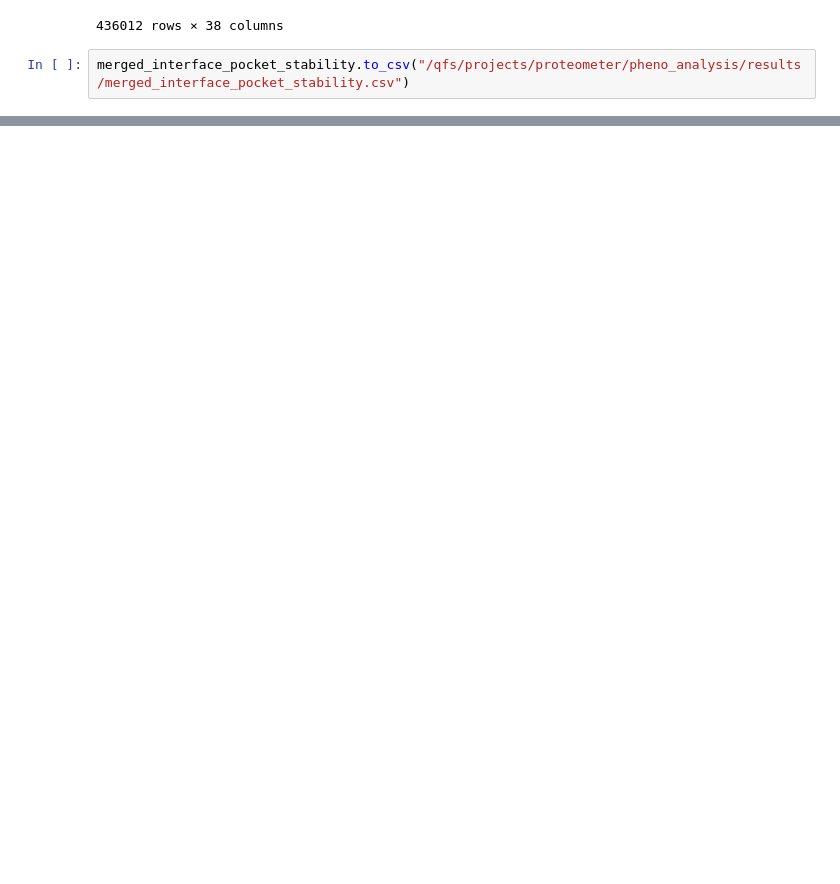
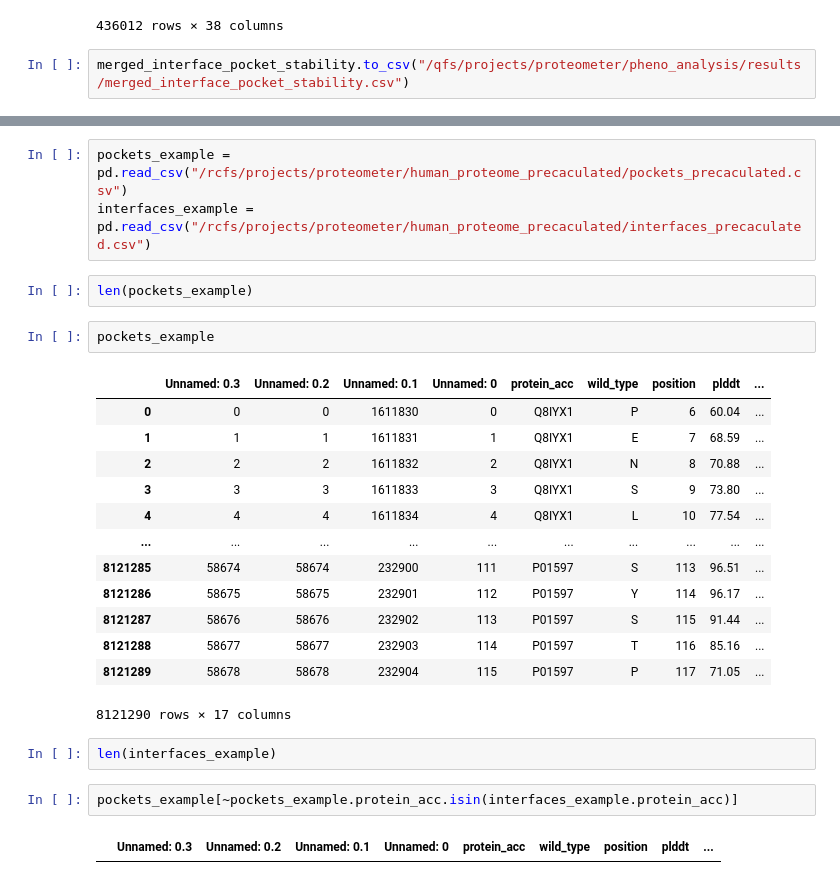
Before and after one commit to PhenoMeters/pheno_analysis, a Jupyter notebook: merge_results.ipynb, the cells around one changed output, grey strips where cells are left out. Saved outputs shown, nothing was run; the diff lists cells and outputs as text; blank space fills up the shorter version.

```diff
--- a/merge_results.ipynb
+++ b/merge_results.ipynb
@@ -197,0 +393,27 @@ merged_interface_pocket_stability.to_csv("/qfs/projects/proteometer/pheno_analys
+# %%
+pockets_example = pd.read_csv("/rcfs/projects/proteometer/human_proteome_precaculated/pockets_precaculated.csv")
+interfaces_example = pd.read_csv("/rcfs/projects/proteometer/human_proteome_precaculated/interfaces_precaculated.csv")
+# %%
+len(pockets_example)
+# %%
+pockets_example
+# %% [output]
+|  | Unnamed: 0.3 | Unnamed: 0.2 | Unnamed: 0.1 | Unnamed: 0 | protein_acc | wild_type | position | plddt | ... |
+| 0 | 0 | 0 | 1611830 | 0 | Q8IYX1 | P | 6 | 60.04 | ... |
+| 1 | 1 | 1 | 1611831 | 1 | Q8IYX1 | E | 7 | 68.59 | ... |
+| 2 | 2 | 2 | 1611832 | 2 | Q8IYX1 | N | 8 | 70.88 | ... |
+| 3 | 3 | 3 | 1611833 | 3 | Q8IYX1 | S | 9 | 73.80 | ... |
+| 4 | 4 | 4 | 1611834 | 4 | Q8IYX1 | L | 10 | 77.54 | ... |
+| ... | ... | ... | ... | ... | ... | ... | ... | ... | ... |
+| 8121285 | 58674 | 58674 | 232900 | 111 | P01597 | S | 113 | 96.51 | ... |
+| 8121286 | 58675 | 58675 | 232901 | 112 | P01597 | Y | 114 | 96.17 | ... |
+| 8121287 | 58676 | 58676 | 232902 | 113 | P01597 | S | 115 | 91.44 | ... |
+| 8121288 | 58677 | 58677 | 232903 | 114 | P01597 | T | 116 | 85.16 | ... |
+| 8121289 | 58678 | 58678 | 232904 | 115 | P01597 | P | 117 | 71.05 | ... |
+8121290 rows × 17 columns
+# %%
+len(interfaces_example)
+# %%
+pockets_example[~pockets_example.protein_acc.isin(interfaces_example.protein_acc)]
+# %% [output]
+|  | Unnamed: 0.3 | Unnamed: 0.2 | Unnamed: 0.1 | Unnamed: 0 | protein_acc | wild_type | position | plddt | ... |
```
Also changed, not shown: parts of 37 cells of this notebook, 8 other files.
